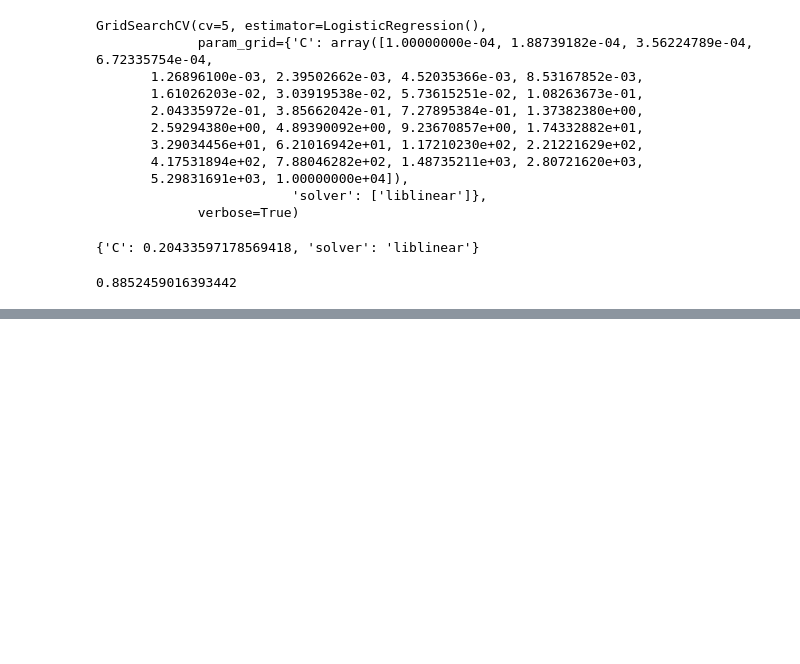
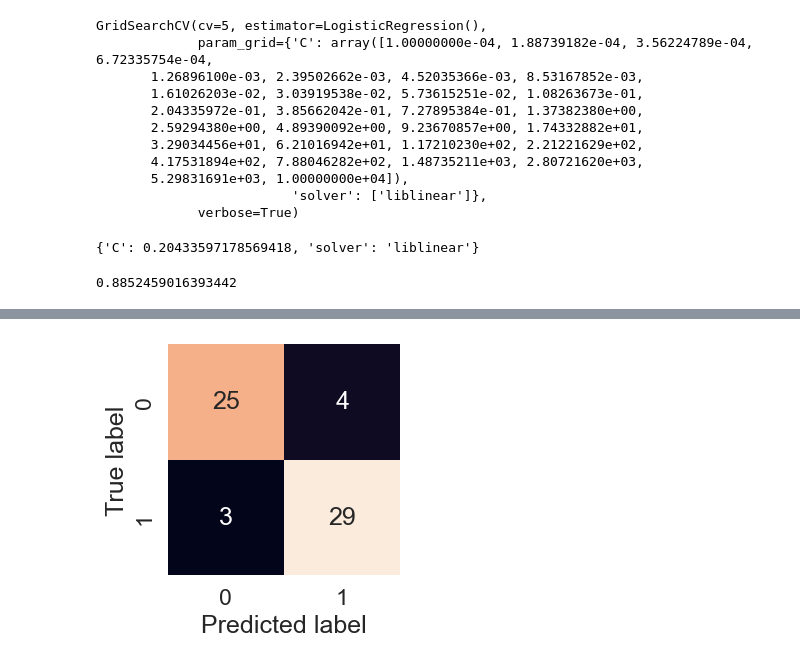
Before and after one commit to SleepyKumiho/100DayChallenge, a Jupyter notebook: ML and Data Science/Milestone Project 1/end-to-end-heart-disease-classification.ipynb, the cells around one changed output, grey strips where cells are left out. Saved outputs shown, nothing was run; the diff lists cells and outputs as text; code cells hidden in the pictures; blank space fills up the shorter version.

```diff
--- a/ML and Data Science/Milestone Project 1/end-to-end-heart-disease-classification.ipynb
+++ b/ML and Data Science/Milestone Project 1/end-to-end-heart-disease-classification.ipynb
@@ -593,0 +604,3 @@ gs_log_reg.score(X_test, y_test)
+# %%
+# Make predictions with tuned model
+y_preds = gs_log_reg.predict(X_test)
@@ -593,0 +639,17 @@ gs_log_reg.score(X_test, y_test)
+# %%
+sns.set(font_scale = 1.5)
+
+def plot_conf_mat(y_test, y_preds):
+    """
+    Use seaborns heatmap to plot a more visually informative confusion matrix
+    """
+    fig, ax = plt.subplots(figsize=(3,3))
+    ax = sns.heatmap(confusion_matrix(y_test, y_preds),
+                     annot = True,
+                     cbar = False)
+    plt.xlabel("Predicted label")
+    plt.ylabel("True label")
+
+plot_conf_mat(y_test, y_preds)
+# %% [output]
+[figure, added]
```
Also changed, not shown: parts of 6 cells of this notebook, 12 other files.
